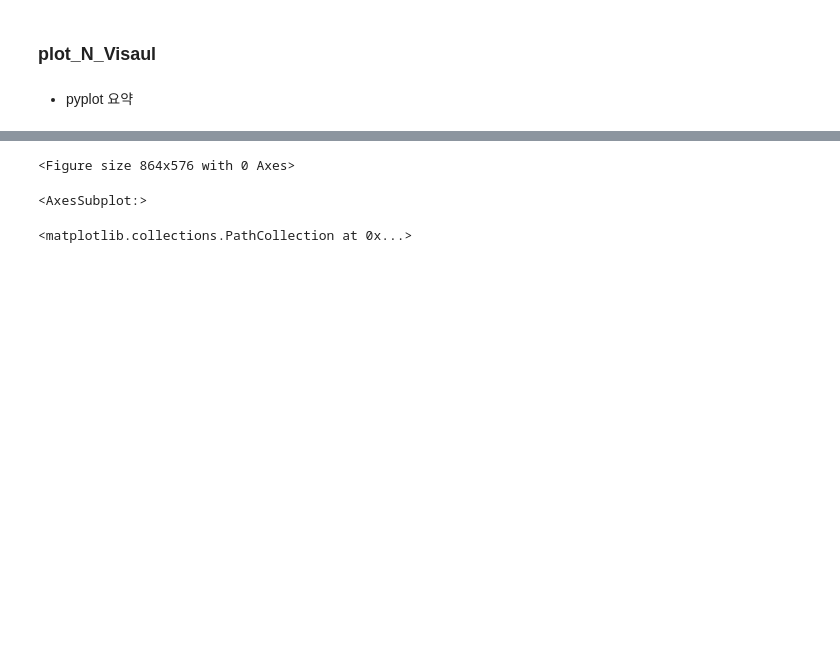
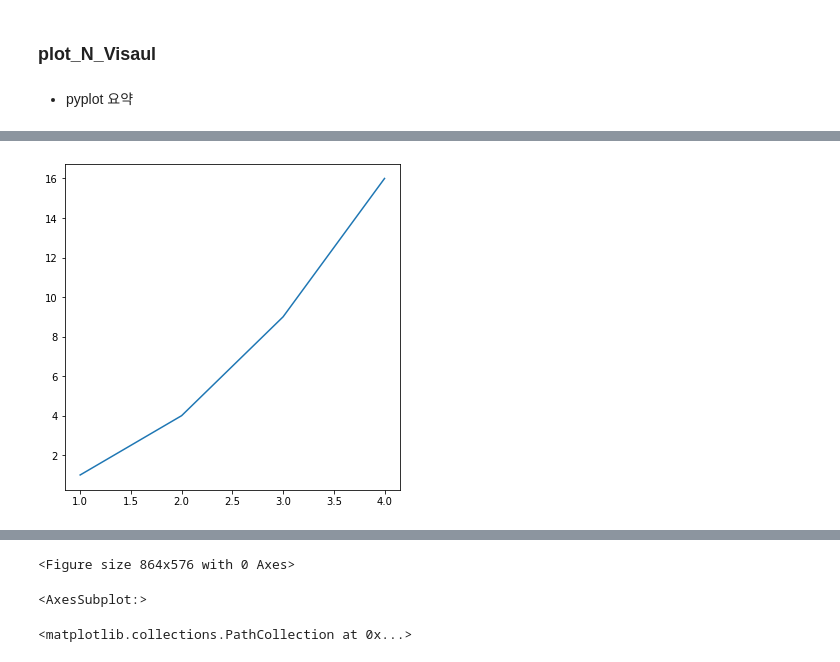
Before and after one commit to Soeui-lee/04.Colab, a Jupyter notebook: 연습/01.plot_n.ipynb, the cells around one changed output, grey strips where cells are left out. Saved outputs shown, nothing was run; the diff lists cells and outputs as text; code cells hidden in the pictures; blank space fills up the shorter version.

```diff
--- a/연습/01.plot_n.ipynb
+++ b/연습/01.plot_n.ipynb
@@ -4,0 +15,5 @@
+# %%
+plt.plot([1,2,3,4],[1,4,9,16])
+plt.show()
+# %% [output]
+[figure, added]
```
Also changed, not shown: parts of 33 cells of this notebook.
